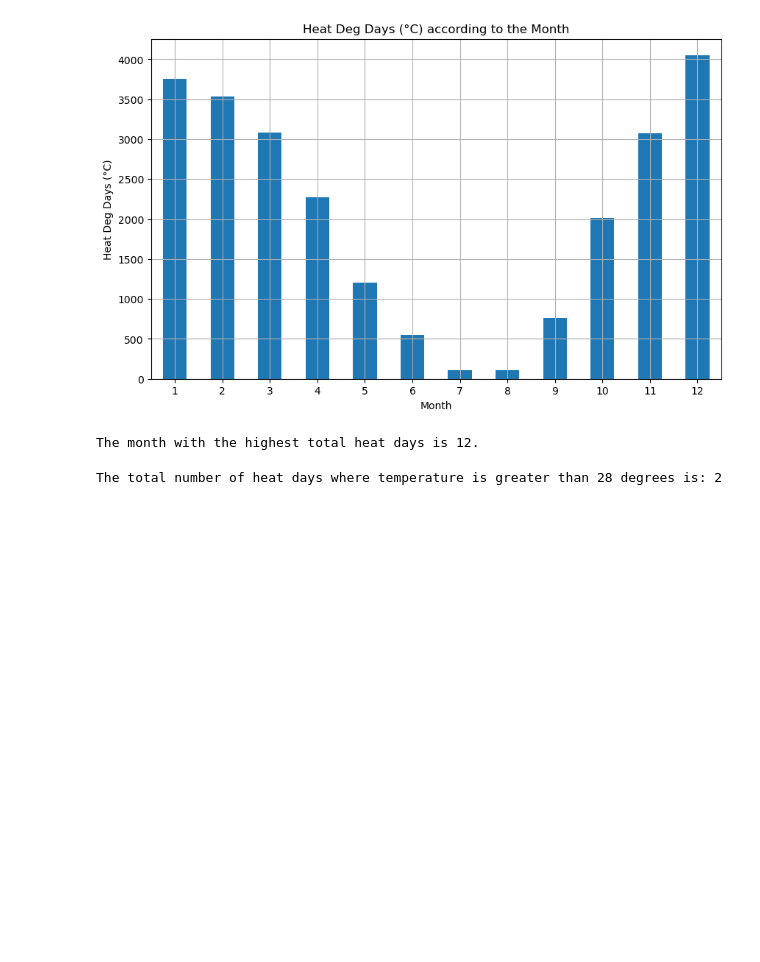
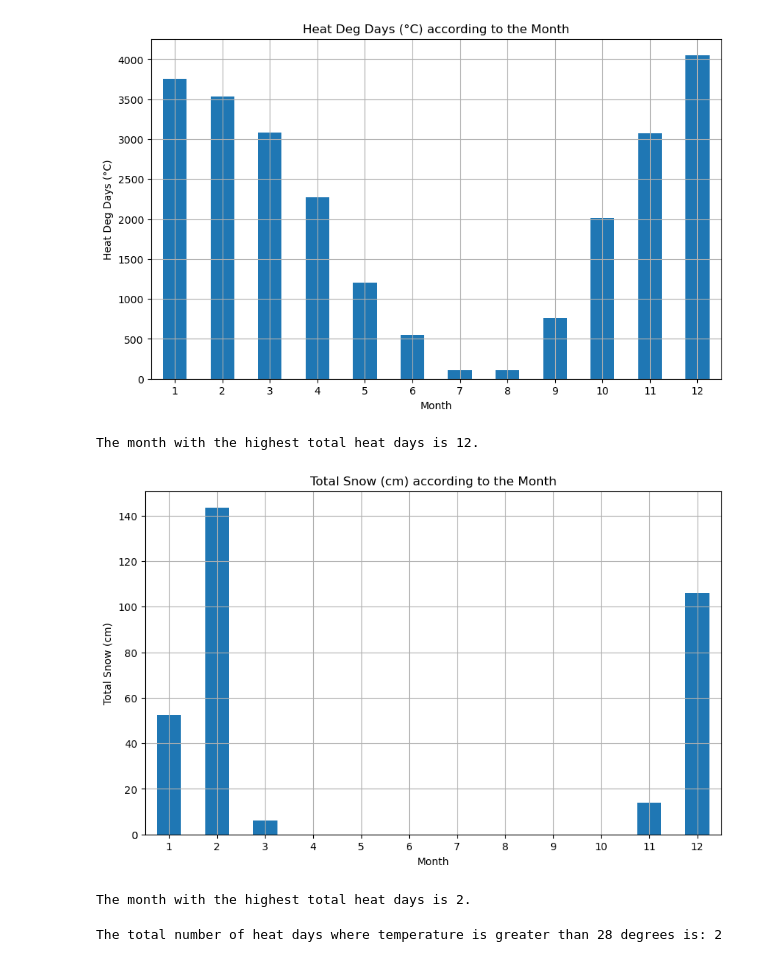
Before and after one commit to tombra1984/Vancouver_Weather_Predictions, a Jupyter notebook: EDA1.ipynb, the cells around one changed output. Drawn from its saved outputs; the diff is of its cells as text; code cells hidden in the pictures; blank space fills up the shorter version.

```diff
--- a/EDA1.ipynb
+++ b/EDA1.ipynb
@@ -478,6 +478,26 @@ print(f"The month with the highest total heat days is {max_Heat_Month}.")
 # %% [output]
 [figure]
 The month with the highest total heat days is 12.
+# %%
+# Calculate total daily heat for each month
+Daily_Total_Snow = combined_selected_filled.groupby('Month')['Total Snow (cm)'].sum()
+
+# Create a bar plot to show the total heat for each month
+plt.figure(figsize=(10, 6))
+Daily_Total_Snow .plot(kind='bar')
+plt.xlabel('Month')
+plt.ylabel('Total Snow (cm)')
+plt.title('Total Snow (cm) according to the Month')
+plt.xticks(rotation=0)
+plt.grid(True)
+plt.show()
+
+# Identify the month with the highest total precipitation
+max_snow_Month =Daily_Total_Snow .idxmax()
+print(f"The month with the highest total heat days is {max_snow_Month}.")
+# %% [output]
+[figure, added]
+The month with the highest total heat days is 2.
 # %%
 # Filter the DataFrame for days where temperature is greater than 28 degrees
 heat_days = combined_selected_filled[(combined_selected_filled['Heat Deg Days (°C)'] > 28)]
```
Also changed, not shown: parts of 1 cell of this notebook.
